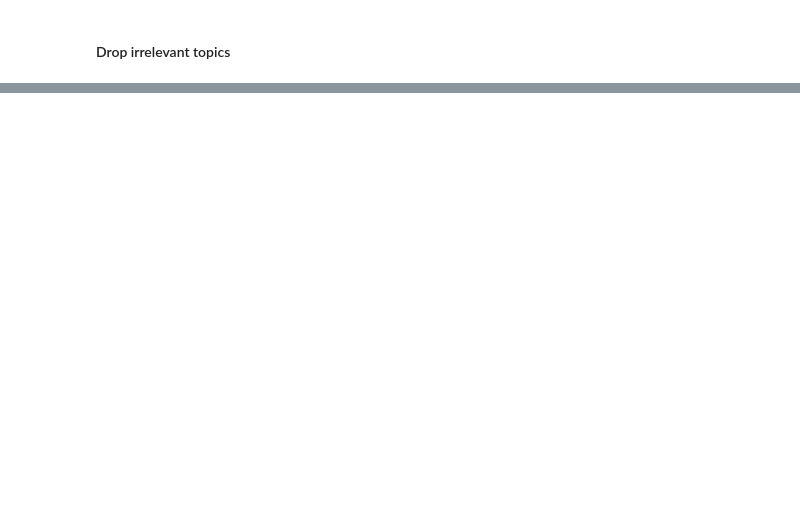
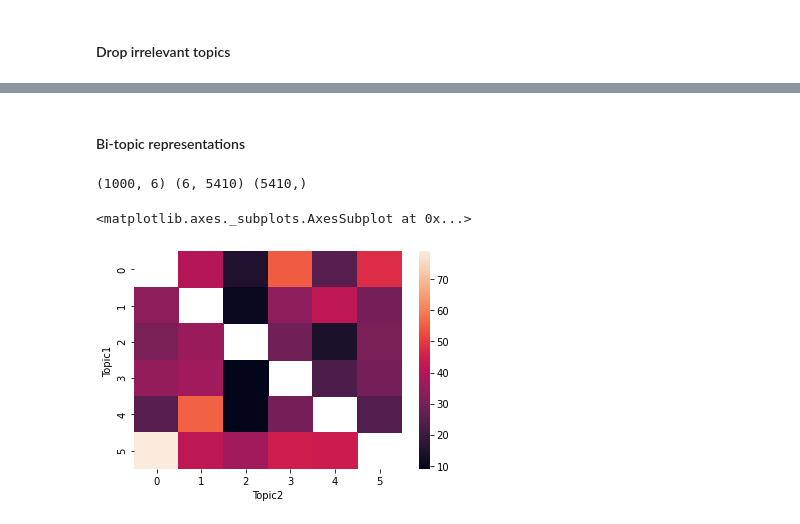
Before and after one commit to poorjanos/CCC-Topic-Modeling, a Jupyter notebook: notebooks/2.1-pj-nmf-1gram.ipynb, the cells around one changed output, grey strips where cells are left out. Saved outputs shown, nothing was run; the diff lists cells and outputs as text; code cells hidden in the pictures; blank space fills up the shorter version.

Commit message:
Add heatmaps to NMF

```diff
--- a/notebooks/2.1-pj-nmf-1gram.ipynb
+++ b/notebooks/2.1-pj-nmf-1gram.ipynb
@@ -172 +151,17 @@ topic
 Name: topic, dtype: int64
+# %% [markdown]
+#### Bi-topic representations
+# %%
+print(W1_clean.shape, H1_clean.shape, vocab.shape)
+# %% [output]
+(1000, 6) (6, 5410) (5410,)
+# %%
+top2 = pd.DataFrame(W1_clean.argsort()[:, 4:][:, ::-1], columns = ['Topic1', 'Topic2'])\
+                .groupby(['Topic1', 'Topic2']).size().reset_index(name = 'count')
+top2
+
+top2_wide=top2.pivot_table(index='Topic1', columns='Topic2', values='count')
+sns.heatmap(top2_wide)
+# %% [output]
+<matplotlib.axes._subplots.AxesSubplot at 0x...>
+[figure, added]
```
Also changed, not shown: parts of 11 cells of this notebook, 2 other files.
